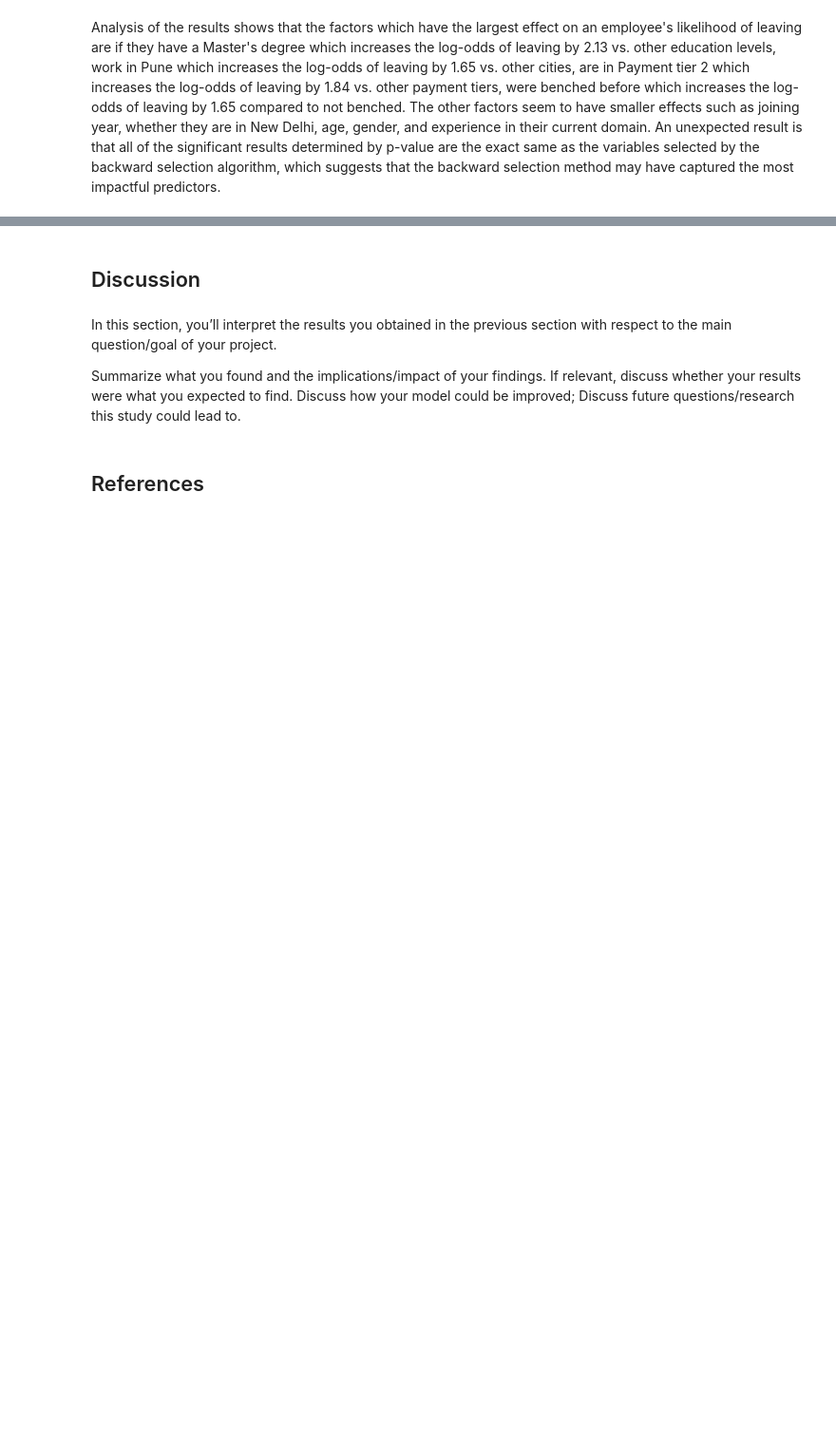
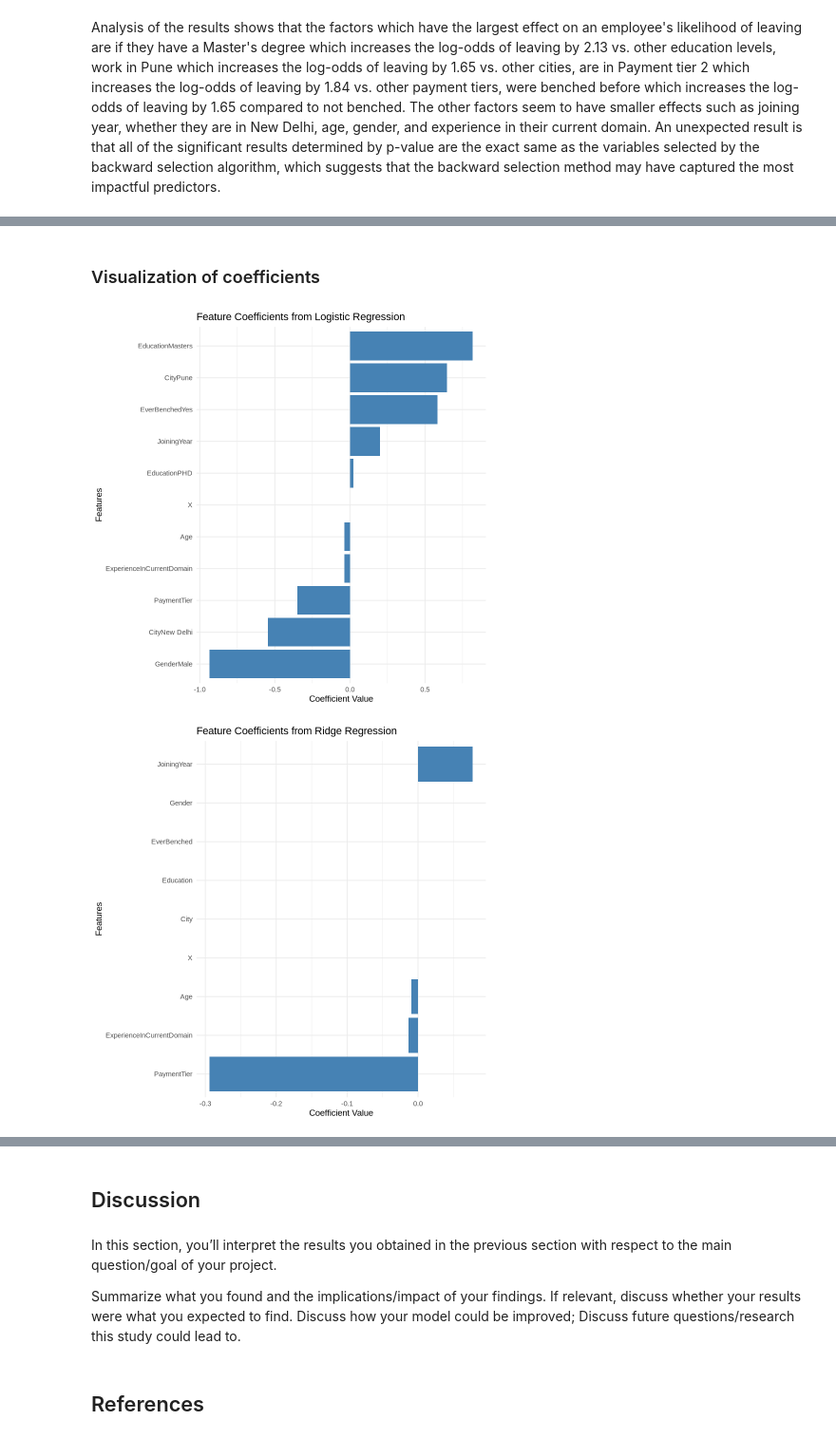
Before and after one commit to vivaanjhaveri/employee-dataset, a Jupyter notebook: final_report.ipynb, the cells around one changed output, grey strips where cells are left out. Shown at 95% size. Saved outputs shown, nothing was run; the diff lists cells and outputs as text; code cells hidden in the pictures; blank space fills up the shorter version.

```diff
--- a/final_report.ipynb
+++ b/final_report.ipynb
@@ -289,0 +529,40 @@ Analysis of the results shows that the factors which have the largest effect on
+# %% [markdown]
+### Visualization of coefficients
+# %%
+
+  # -----------------------------------------
+  # Visualize Coefficients for Each Model
+  # -----------------------------------------
+
+  # Function to plot coefficients
+  plot_coefficients <- function(coef_df, model_name) {
+    # Exclude the intercept for visualization
+    coef_plot_df <- coef_df[coef_df$Feature != "(Intercept)", ]
+
+    # Sort by absolute value of coefficients
+    coef_plot_df <- coef_plot_df %>%
+      mutate(AbsCoefficient = abs(Coefficient)) %>%
+      arrange(desc(AbsCoefficient))
+
+    ggplot(coef_plot_df, aes(x = reorder(Feature, Coefficient), y = Coefficient)) +
+      geom_bar(stat = "identity", fill = "steelblue") +
+      coord_flip() +
+      theme_minimal() +
+      labs(
+        title = paste("Feature Coefficients from", model_name),
+        x = "Features",
+        y = "Coefficient Value"
+      )
+  }
+
+  # Plot coefficients for Logistic Regression
+  print(plot_coefficients(logistic_coef_df, "Logistic Regression"))
+
+  # Plot coefficients for Ridge Regression
+  print(plot_coefficients(ridge_coef_df, "Ridge Regression"))
+
+  # Plot coefficients for Lasso Regression
+  print(plot_coefficients(lasso_coef_df, "Lasso Regression"))
+# %% [output]
+[figure, added]
+[figure, added]
```
Also changed, not shown: parts of 10 cells of this notebook, 1 other file.
